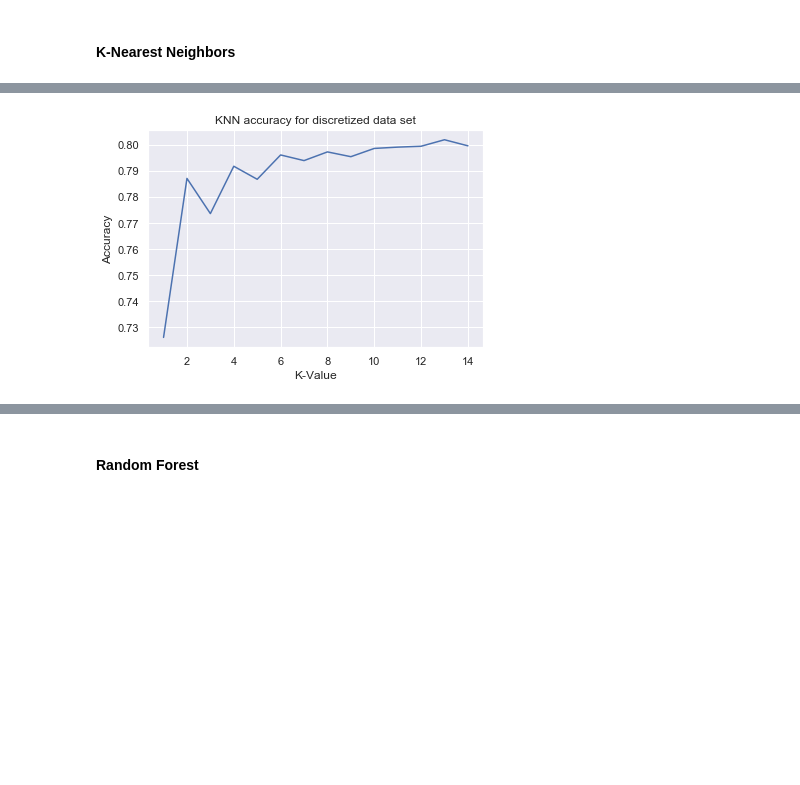
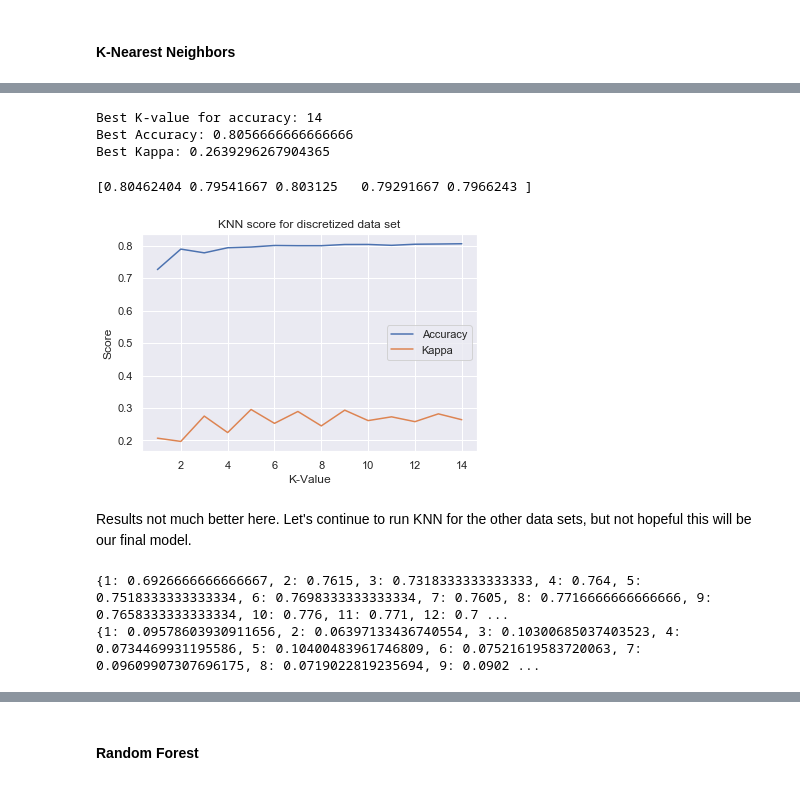
Before and after one commit to megball/Credit-default-analysis, a Jupyter notebook: Credit default analysis.ipynb, the cells around one changed output, grey strips where cells are left out. Saved outputs shown, nothing was run; the diff lists cells and outputs as text; code cells hidden in the pictures; blank space fills up the shorter version.

```diff
--- a/Credit default analysis.ipynb
+++ b/Credit default analysis.ipynb
@@ -1226,12 +1235,30 @@ X_train_RFE.shape, X_test_RFE.shape, y_train_RFE.shape, y_test_RFE.shape
 #### K-Nearest Neighbors
 # %%
 #original data (v0)
+
+#set k_range to try k values from 1 to 14
 k_range = range(1,15)
-scores = {}
-scores_list = []
+
+#make a list of each accuracy (defined later) for each k
+scores_v0 = {}
+scores_v0_list = []
+
+#make a list of kappa for each k
+kappa_v0 = {}
+kappa_v0_list = []
+
+#fit data
 for k in k_range:
     knn = KNeighborsClassifier(n_neighbors=k)
     knn.fit(X_train_v0,y_train_v0)
+
     y_pred = knn.predict(X_test_v0)
-    scores[k] = metrics.accuracy_score(y_test_v0,y_pred)
-    scores_list.append(metrics.accuracy_score(y_test_v0,y_pred))
+
+    scores_v0[k] = metrics.accuracy_score(y_test_v0,y_pred)
+    scores_v0_list.append(scores[k])
+
+    kappa_v0[k] = metrics.cohen_kappa_score(y_test_v0,y_pred_v0)
+    kappa_v0_list.append(kappa_v0[k])
+
+print(scores_v0)
+print(kappa_v0)
@@ -1251,16 +1292,21 @@ plt.show()
 #v1 discretized data set
 scores_v1 = {}
 scores_v1_list = []
+
 kappa_v1 = {}
 kappa_v1_list = []
+
 for k in k_range:
     knn = KNeighborsClassifier(n_neighbors=k)
     knn.fit(X_train_v1,y_train_v1)
+
     y_pred_v1 = knn.predict(X_test_v1)
+
     scores_v1[k] = metrics.accuracy_score(y_test_v1,y_pred_v1)
-    scores_v1_list.append(metrics.accuracy_score(y_test_v1,y_pred_v1))
+    scores_v1_list.append(scores_v1[k])
+
     kappa_v1[k] = metrics.cohen_kappa_score(y_test_v1,y_pred_v1)
-    kappa_v1_list.append(metrics.cohen_kappa_score(y_test_v1,y_pred_v1))
+    kappa_v1_list.append(kappa_v1[k])
 # %%
 print(scores_v1)
 print(kappa_v1)
@@ -1270,24 +1316,52 @@ print(kappa_v1)
+# %%
+#find key (k-value) for best accuracy
+max_key = max(scores_v1, key=lambda k: scores_v1[k])
+
+print("Best K-value for accuracy:",max_key)
+print("Best Accuracy:",max(scores_v1_list))
+print("Best Kappa:",kappa_v1[max_key])
+# %% [output]
+Best K-value for accuracy: 14
+Best Accuracy: 0.8056666666666666
+Best Kappa: 0.2639296267904365
+# %%
+print(cross_val_score(knn_v1, X_train_v1, y_train_v1, cv=5))
+# %% [output]
+[0.80462404 0.79541667 0.803125   0.79291667 0.7966243 ]
 # %%
 plt.plot(k_range,scores_v1_list)
+plt.plot(k_range,kappa_v1_list)
 plt.xlabel("K-Value")
-plt.ylabel("Accuracy")
-plt.title("KNN accuracy for discretized data set")
+plt.ylabel("Score")
+plt.legend(["Accuracy","Kappa"])
+plt.title("KNN score for discretized data set")
 plt.show()
 # %% [output]
-[figure, old version]
+[figure, new version]
+# %% [markdown]
+Results not much better here. Let's continue to run KNN for the other data sets, but not hopeful this will be our final model.
 # %%
 #CORR data set
 scores_CORR = {}
 scores_CORR_list = []
+
 kappa_CORR = {}
 kappa_CORR_list = []
+
 for k in k_range:
     knn = KNeighborsClassifier(n_neighbors=k)
     knn.fit(X_train_CORR,y_train_CORR)
+
     y_pred_CORR = knn.predict(X_test_CORR)
+
     scores_CORR[k] = metrics.accuracy_score(y_test_CORR,y_pred_CORR)
-    scores_CORR_list.append(metrics.accuracy_score(y_test_CORR,y_pred_CORR))
+    scores_CORR_list.append(scores_CORR[k])
+
     kappa_CORR[k] = metrics.cohen_kappa_score(y_test_CORR,y_pred_CORR)
-    kappa_CORR_list.append(metrics.cohen_kappa_score(y_test_CORR,y_pred_CORR))
+    kappa_CORR_list.append(kappa_CORR[k])
+
 print(scores_CORR)
 print(kappa_CORR)
+# %% [output]
+{1: 0.6926666666666667, 2: 0.7615, 3: 0.7318333333333333, 4: 0.764, 5: 0.7518333333333334, 6: 0.7698333333333334, 7: 0.7605, 8: 0.7716666666666666, 9: 0.7658333333333334, 10: 0.776, 11: 0.771, 12: 0.7 ...
+{1: 0.09578603930911656, 2: 0.06397133436740554, 3: 0.10300685037403523, 4: 0.0734469931195586, 5: 0.10400483961746809, 6: 0.07521619583720063, 7: 0.09609907307696175, 8: 0.0719022819235694, 9: 0.0902 ...
```
Also changed, not shown: parts of 66 cells of this notebook.
